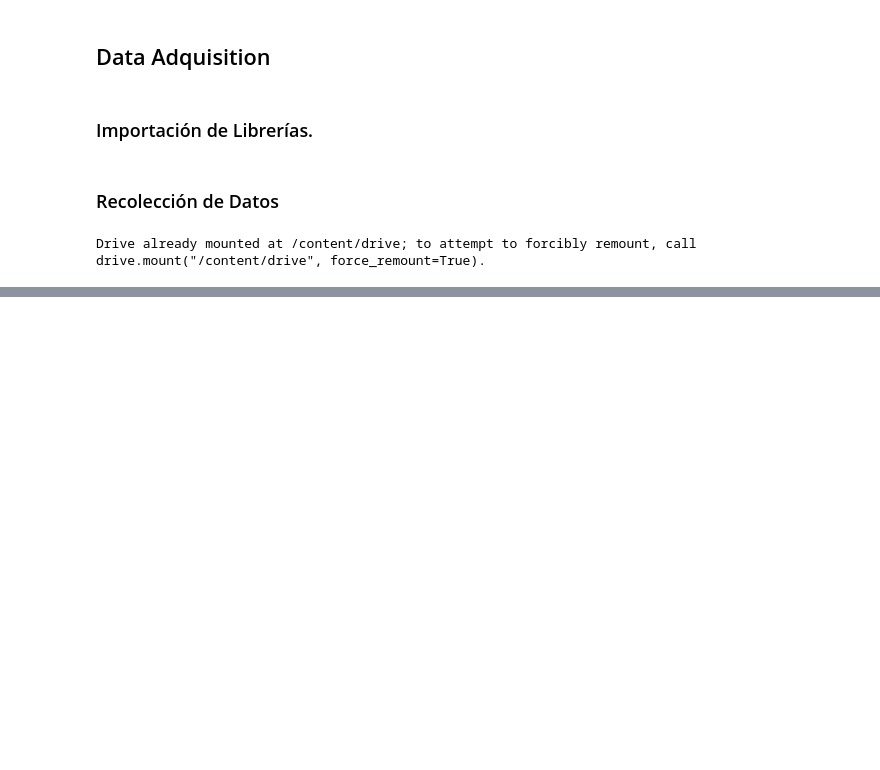
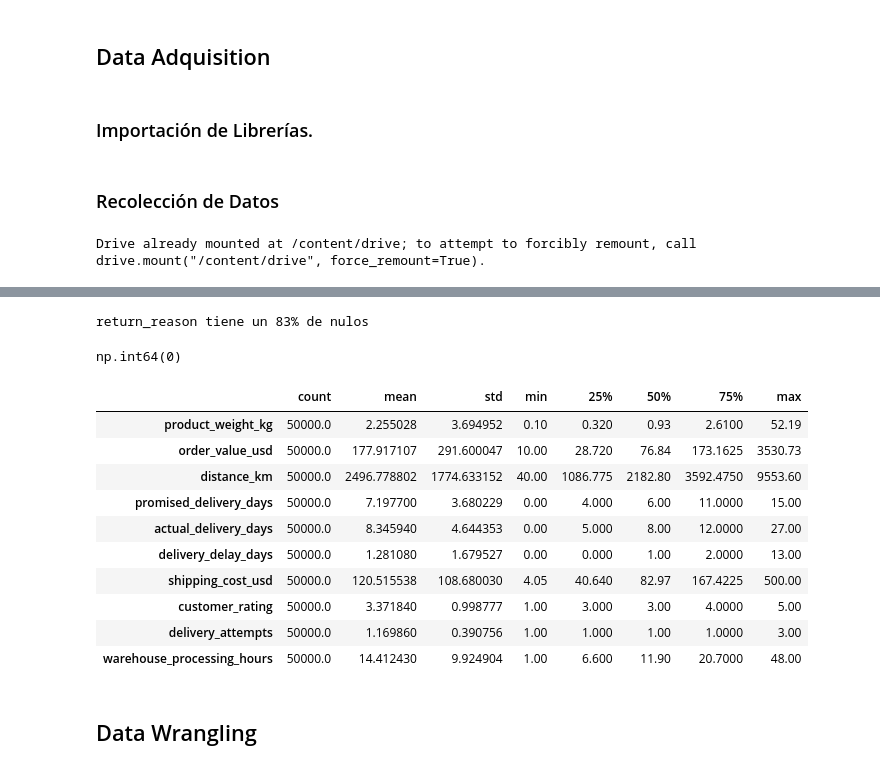
Before and after one commit to mahkzi/Projects-Machine-Learning, a Jupyter notebook: Proyecto_Final_Data_ScienceII.ipynb, the cells around one changed output, grey strips where cells are left out. Cells and saved outputs as stored; diff of their text form; code cells hidden in the pictures; blank space fills up the shorter version.

```diff
--- a/Proyecto_Final_Data_ScienceII.ipynb
+++ b/Proyecto_Final_Data_ScienceII.ipynb
@@ -47,0 +129,31 @@ Drive already mounted at /content/drive; to attempt to forcibly remount, call dr
+# %%
+# Por lo tanto veamos que tan relevantes son esos nulos.
+df.isnull().sum()
+nulos = (41375/50000) * 100
+print(f"return_reason tiene un {round(nulos)}% de nulos")
+# %% [output]
+return_reason tiene un 83% de nulos
+# %%
+# Veamos si existen duplicados
+df.duplicated().sum()
+# Confirmamos la presencia nula de registros duplicados.
+# %% [output]
+np.int64(0)
+# %%
+# Por último, quiero ver como se distribuyen mis datos para tener una base antes de hacer el data Wrangling
+df.describe().T
+# Reconozco que varias columnas presentan un sesgo negativo. Hay que analizarlo pero nos da un indicio de como se mueven nuestras variables númericas.
+# %% [output]
+|  | count | mean | std | min | 25% | 50% | 75% | max |
+| product_weight_kg | 50000.0 | 2.255028 | 3.694952 | 0.10 | 0.320 | 0.93 | 2.6100 | 52.19 |
+| order_value_usd | 50000.0 | 177.917107 | 291.600047 | 10.00 | 28.720 | 76.84 | 173.1625 | 3530.73 |
+| distance_km | 50000.0 | 2496.778802 | 1774.633152 | 40.00 | 1086.775 | 2182.80 | 3592.4750 | 9553.60 |
+| promised_delivery_days | 50000.0 | 7.197700 | 3.680229 | 0.00 | 4.000 | 6.00 | 11.0000 | 15.00 |
+| actual_delivery_days | 50000.0 | 8.345940 | 4.644353 | 0.00 | 5.000 | 8.00 | 12.0000 | 27.00 |
+| delivery_delay_days | 50000.0 | 1.281080 | 1.679527 | 0.00 | 0.000 | 1.00 | 2.0000 | 13.00 |
+| shipping_cost_usd | 50000.0 | 120.515538 | 108.680030 | 4.05 | 40.640 | 82.97 | 167.4225 | 500.00 |
+| customer_rating | 50000.0 | 3.371840 | 0.998777 | 1.00 | 3.000 | 3.00 | 4.0000 | 5.00 |
+| delivery_attempts | 50000.0 | 1.169860 | 0.390756 | 1.00 | 1.000 | 1.00 | 1.0000 | 3.00 |
+| warehouse_processing_hours | 50000.0 | 14.412430 | 9.924904 | 1.00 | 6.600 | 11.90 | 20.7000 | 48.00 |
+# %% [markdown]
+## Data Wrangling
```
Also changed, not shown: parts of 9 cells of this notebook.
